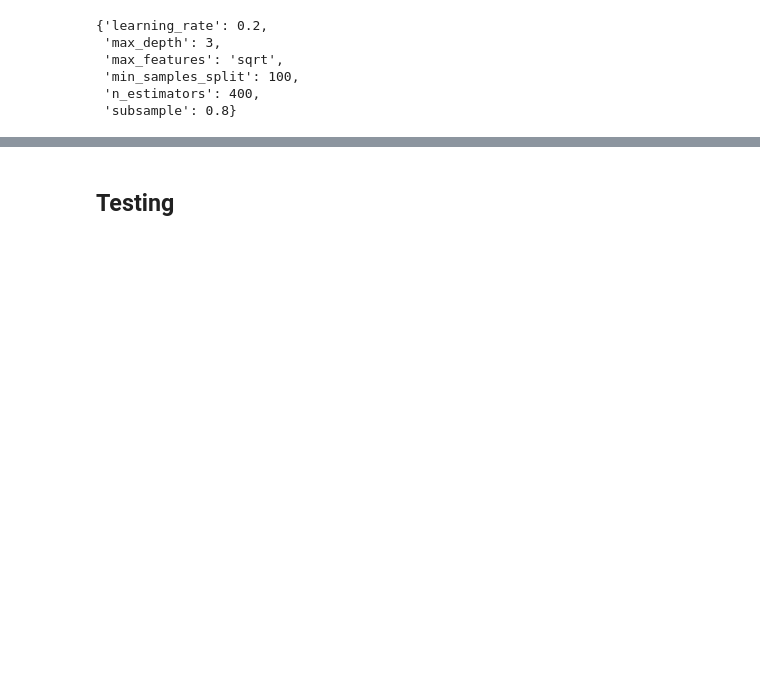
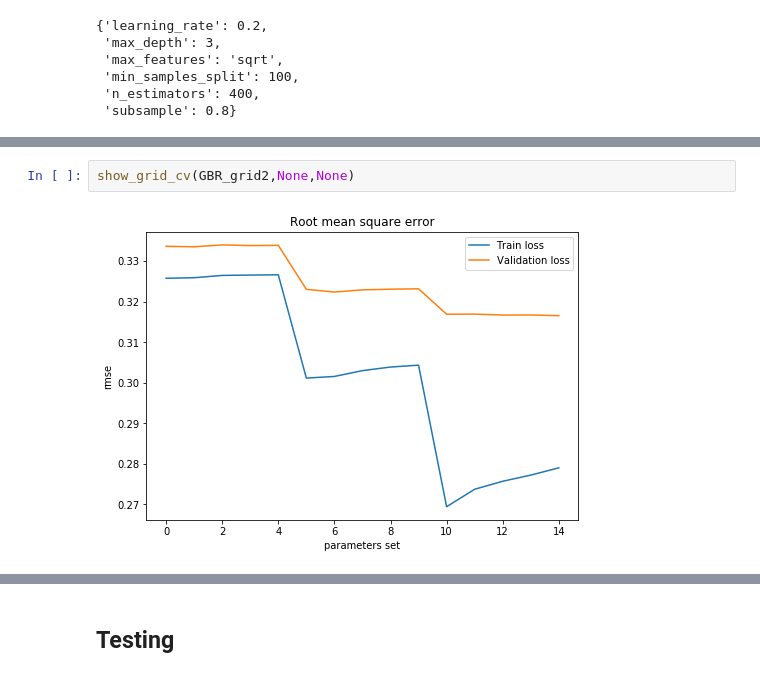
Before and after one commit to XinXia2019/NYC-TLC-Yellow-Taxi-ETA, a Jupyter notebook: NYC-TLC-Yellow-Taxi-ETA-Copy1.ipynb, the cells around one changed output, grey strips where cells are left out. Drawn from its saved outputs; the diff is of its cells as text; blank space fills up the shorter version.

```diff
--- a/NYC-TLC-Yellow-Taxi-ETA-Copy1.ipynb
+++ b/NYC-TLC-Yellow-Taxi-ETA-Copy1.ipynb
@@ -632,0 +672,4 @@ GBR_grid2.best_params_
+# %%
+show_grid_cv(GBR_grid2,None,None)
+# %% [output]
+[figure, added]
```
Also changed, not shown: parts of 37 cells of this notebook.
